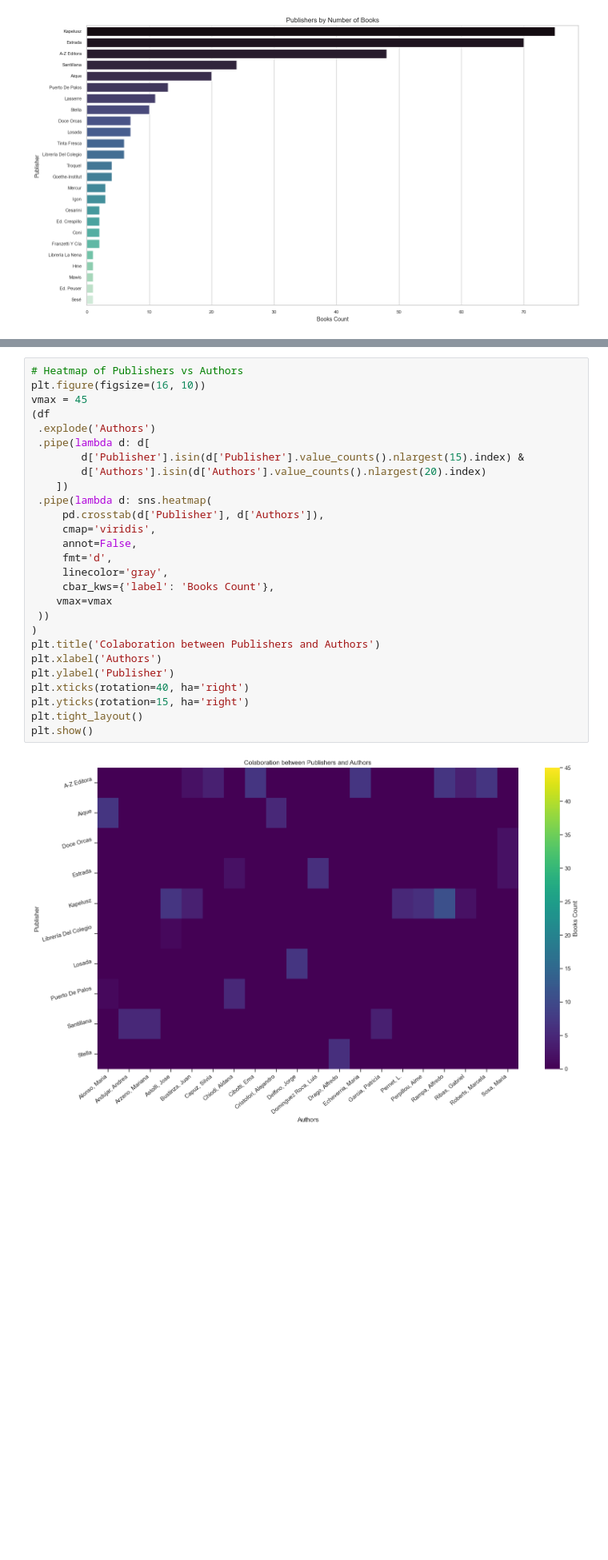
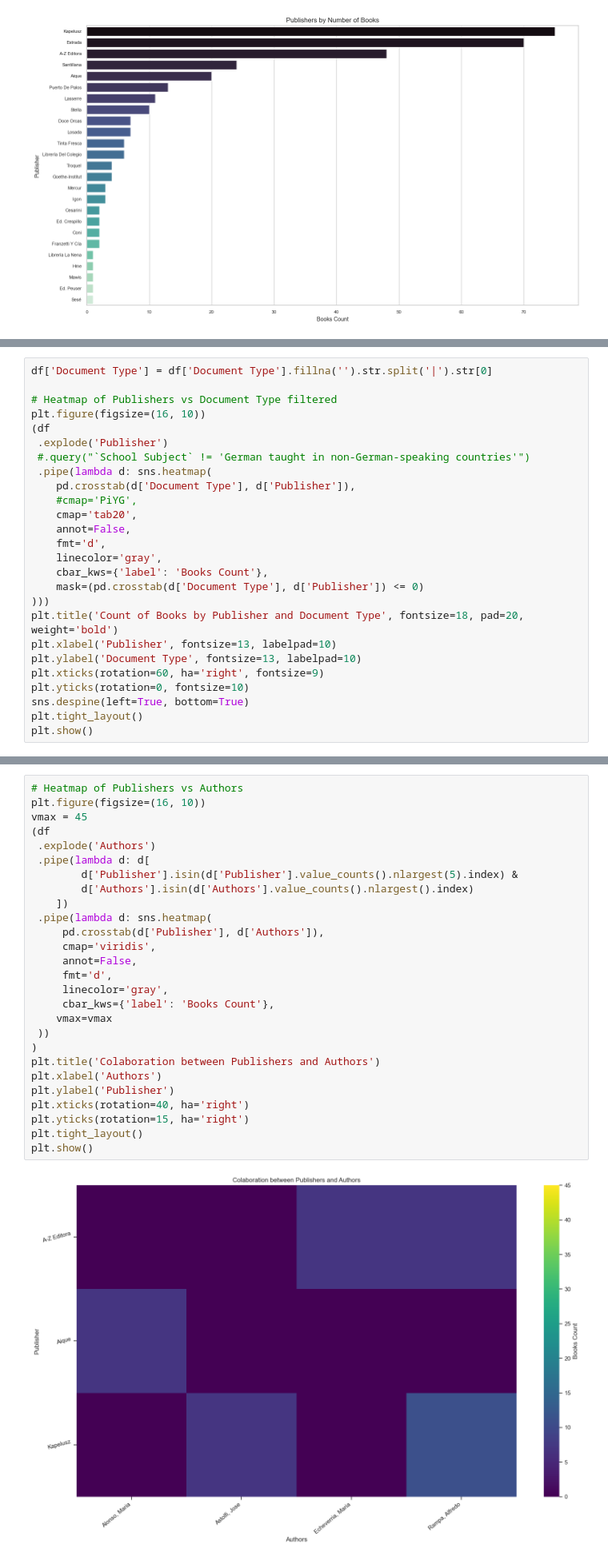
Before and after one commit to rominicky/miscellaneous, a Jupyter notebook: glotrec_explorating.ipynb, the cells around one changed output, grey strips where cells are left out. Shown at 80% size. Cells and saved outputs as stored; diff of their text form; blank space fills up the shorter version.

```diff
--- a/glotrec_explorating.ipynb
+++ b/glotrec_explorating.ipynb
@@ -214,0 +278,26 @@ plt.show()
+# %%
+df['Document Type'] = df['Document Type'].fillna('').str.split('|').str[0]
+
+# Heatmap of Publishers vs Document Type filtered
+plt.figure(figsize=(16, 10))
+(df
+ .explode('Publisher')
+ #.query("`School Subject` != 'German taught in non-German-speaking countries'")
+ .pipe(lambda d: sns.heatmap(
+    pd.crosstab(d['Document Type'], d['Publisher']),
+    #cmap='PiYG',
+    cmap='tab20',
+    annot=False,
+    fmt='d',
+    linecolor='gray',
+    cbar_kws={'label': 'Books Count'},
+    mask=(pd.crosstab(d['Document Type'], d['Publisher']) <= 0)
+)))
+plt.title('Count of Books by Publisher and Document Type', fontsize=18, pad=20, weight='bold')
+plt.xlabel('Publisher', fontsize=13, labelpad=10)
+plt.ylabel('Document Type', fontsize=13, labelpad=10)
+plt.xticks(rotation=60, ha='right', fontsize=9)
+plt.yticks(rotation=0, fontsize=10)
+sns.despine(left=True, bottom=True)
+plt.tight_layout()
+plt.show()
@@ -215,29 +311,29 @@ plt.show()
 # %%
 # Heatmap of Publishers vs Authors
 plt.figure(figsize=(16, 10))
 vmax = 45
 (df
  .explode('Authors')
  .pipe(lambda d: d[
-        d['Publisher'].isin(d['Publisher'].value_counts().nlargest(15).index) &
-        d['Authors'].isin(d['Authors'].value_counts().nlargest(20).index)
+        d['Publisher'].isin(d['Publisher'].value_counts().nlargest(5).index) &
+        d['Authors'].isin(d['Authors'].value_counts().nlargest().index)
     ])
  .pipe(lambda d: sns.heatmap(
      pd.crosstab(d['Publisher'], d['Authors']),
      cmap='viridis',
      annot=False,
      fmt='d',
      linecolor='gray',
      cbar_kws={'label': 'Books Count'},
     vmax=vmax
  ))
 )
 plt.title('Colaboration between Publishers and Authors')
 plt.xlabel('Authors')
 plt.ylabel('Publisher')
 plt.xticks(rotation=40, ha='right')
 plt.yticks(rotation=15, ha='right')
 plt.tight_layout()
 plt.show()
 # %% [output]
-[figure, old version]
+[figure, new version]
```
Also changed, not shown: parts of 18 cells of this notebook.
